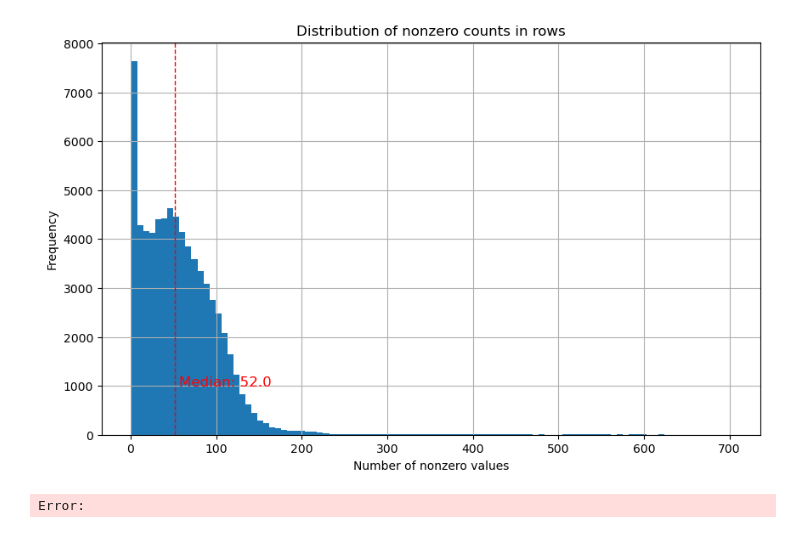
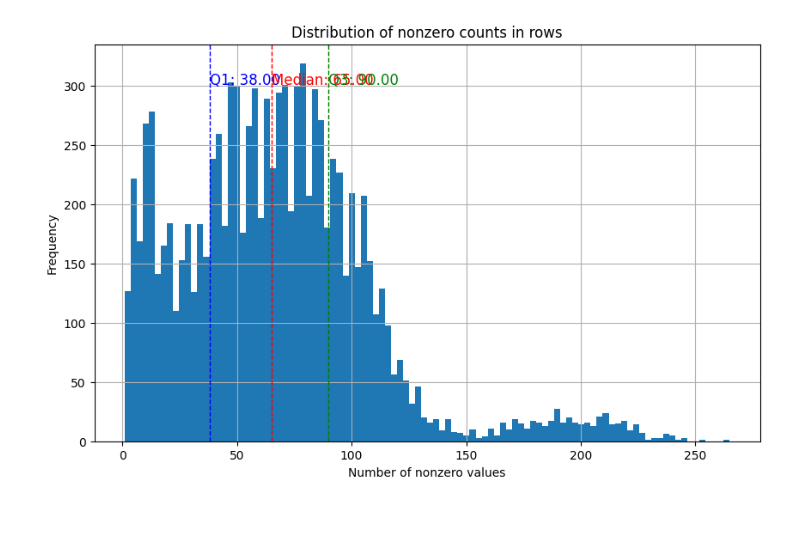
Before and after one commit to kkcchen/gut_microbiome_GPT, a Jupyter notebook: notebooks/dataset_characterization/data_vis.ipynb, the cells around one changed output. Drawn from its saved outputs; the diff is of its cells as text; code cells hidden in the pictures.

```diff
--- a/notebooks/dataset_characterization/data_vis.ipynb
+++ b/notebooks/dataset_characterization/data_vis.ipynb
@@ -12,7 +12,7 @@ print(np.__file__)
 # %%
 data_dir = "../../datasets"
 hmc_table_path = os.path.join(data_dir, "taxonomic_table.csv")
-hmc_df = pd.read_csv(hmc_table_path, nrows=70000)
+hmc_df = pd.read_csv(hmc_table_path, nrows=50000)
 # %%
 # Show the first few rows
 display(hmc_df.head())
@@ -51,17 +51,27 @@ max nonzero counts: 701 min nonzero counts: 1
 # %%
 # plot nonzero counts
 plt.figure(figsize=(10, 6))
 plt.hist(nonzero_counts, bins=100)
 plt.xlabel("Number of nonzero values")
 plt.ylabel("Frequency")
 plt.title("Distribution of nonzero counts in rows")
 
 # add vertical line for median
 median = np.median(nonzero_counts)
-plt.axvline(median, color='r', linestyle='dashed', linewidth=1)
-plt.text(median + 5, 1000, f'Median: {median}', color='red', fontsize=12)
+q25, q75 = np.percentile(nonzero_counts, [25, 75])
+
+# Plot lines for quartiles and median
+plt.axvline(q25, color='blue', linestyle='dashed', linewidth=1)
+plt.axvline(median, color='red', linestyle='dashed', linewidth=1)
+plt.axvline(q75, color='green', linestyle='dashed', linewidth=1)
+
+# Add labels above the lines
+plt.text(q25, plt.ylim()[1]*0.9, f'Q1: {q25:.2f}', color='blue', fontsize=12)
+plt.text(median, plt.ylim()[1]*0.9, f'Median: {median:.2f}', color='red', fontsize=12)
+plt.text(q75, plt.ylim()[1]*0.9, f'Q3: {q75:.2f}', color='green', fontsize=12)
+
+
 plt.grid()
 plt.show()
 # %% [output]
-[figure, old version]
+[figure, new version]
-Error:
```
Also changed, not shown: parts of 15 cells of this notebook, 1 other file.
